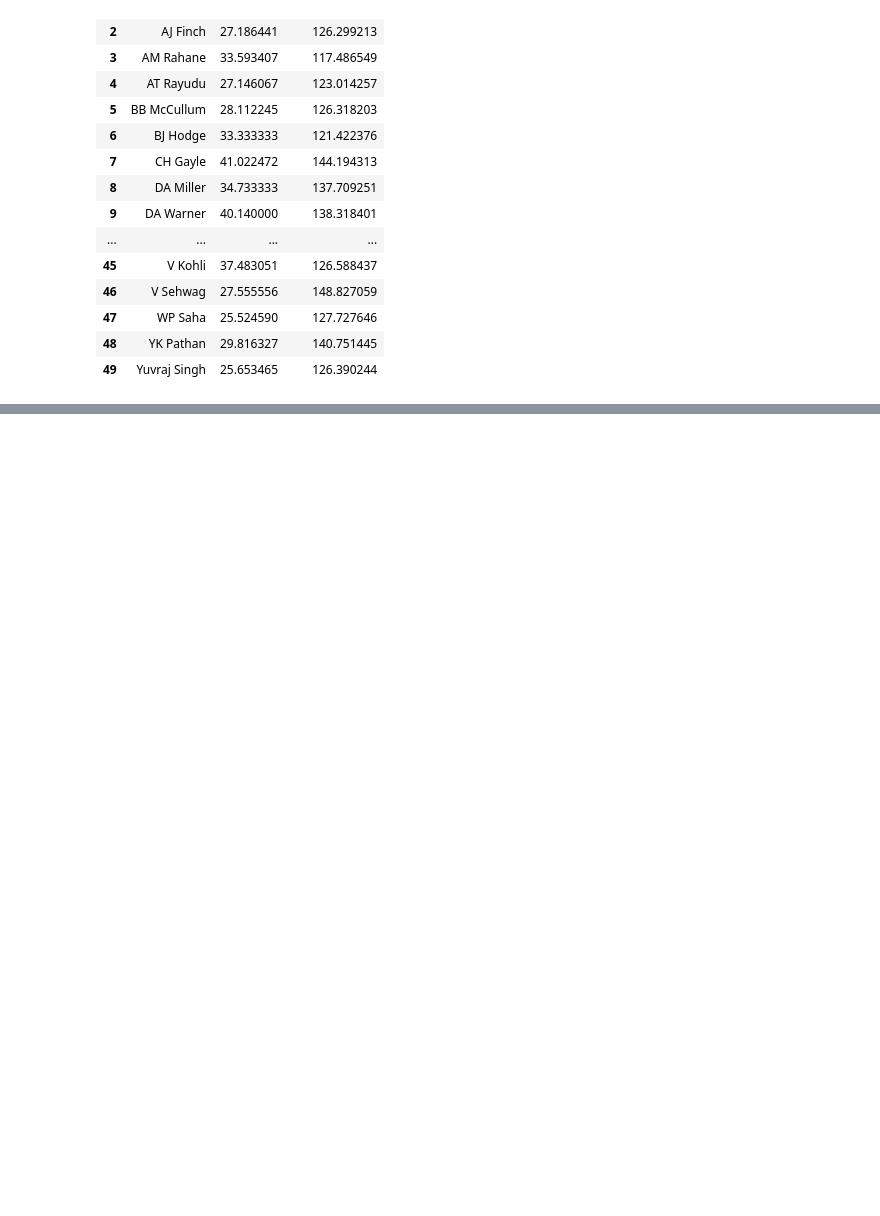
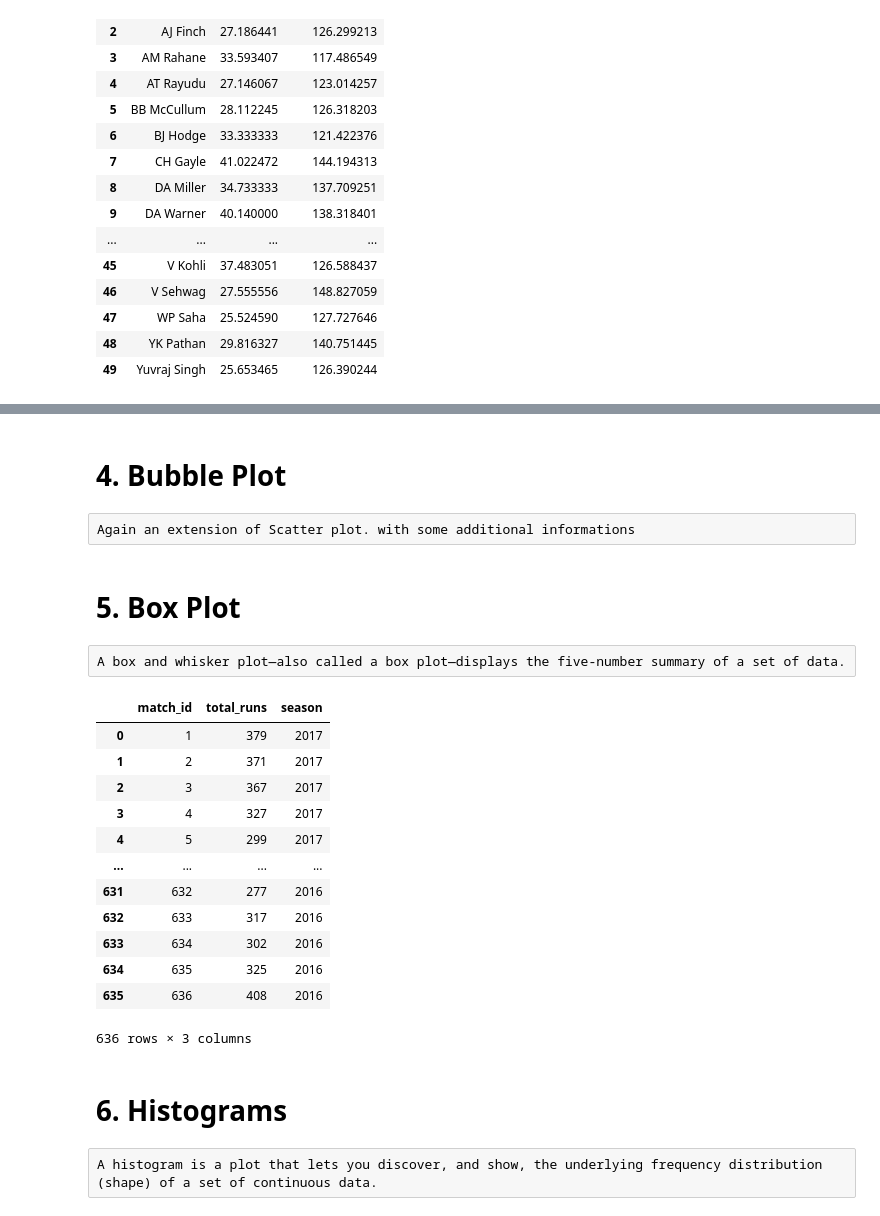
Before and after one commit to Pallav7533/Data_Science_Mentorship_Program, a Jupyter notebook: Plotly.ipynb, the cells around one changed output, grey strips where cells are left out. Saved outputs shown, nothing was run; the diff lists cells and outputs as text; code cells hidden in the pictures; blank space fills up the shorter version.

```diff
--- a/Plotly.ipynb
+++ b/Plotly.ipynb
@@ -93,0 +208,4 @@ avg
+# %% [markdown]
+# 4. Bubble Plot
+# %% [raw]
+Again an extension of Scatter plot. with some additional informations
@@ -93,0 +218,26 @@ avg
+# %% [markdown]
+# 5. Box Plot
+# %% [raw]
+A box and whisker plot—also called a box plot—displays the five-number summary of a set of data.
+# %%
+match_agg=delivery.groupby(['match_id'])['total_runs'].sum().reset_index()
+season_wise=match_agg.merge(match,left_on='match_id',right_on='id')[['match_id','total_runs','season']]
+season_wise
+# %% [output]
+|  | match_id | total_runs | season |
+| 0 | 1 | 379 | 2017 |
+| 1 | 2 | 371 | 2017 |
+| 2 | 3 | 367 | 2017 |
+| 3 | 4 | 327 | 2017 |
+| 4 | 5 | 299 | 2017 |
+| ... | ... | ... | ... |
+| 631 | 632 | 277 | 2016 |
+| 632 | 633 | 317 | 2016 |
+| 633 | 634 | 302 | 2016 |
+| 634 | 635 | 325 | 2016 |
+| 635 | 636 | 408 | 2016 |
+636 rows × 3 columns
+# %% [markdown]
+# 6. Histograms
+# %% [raw]
+A histogram is a plot that lets you discover, and show, the underlying frequency distribution (shape) of a set of continuous data.
```
Also changed, not shown: parts of 24 cells of this notebook, 2 other files.
